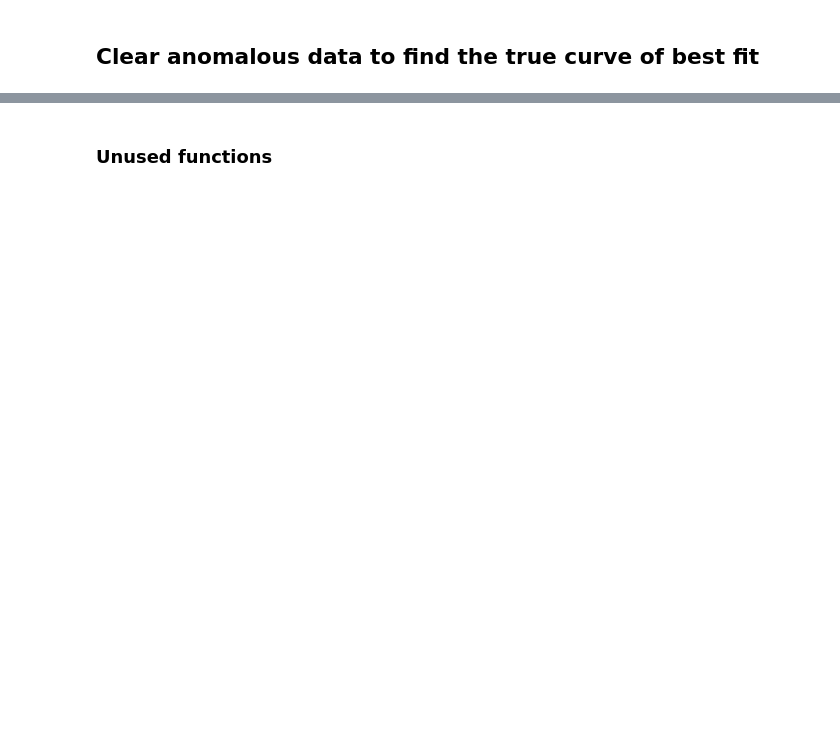
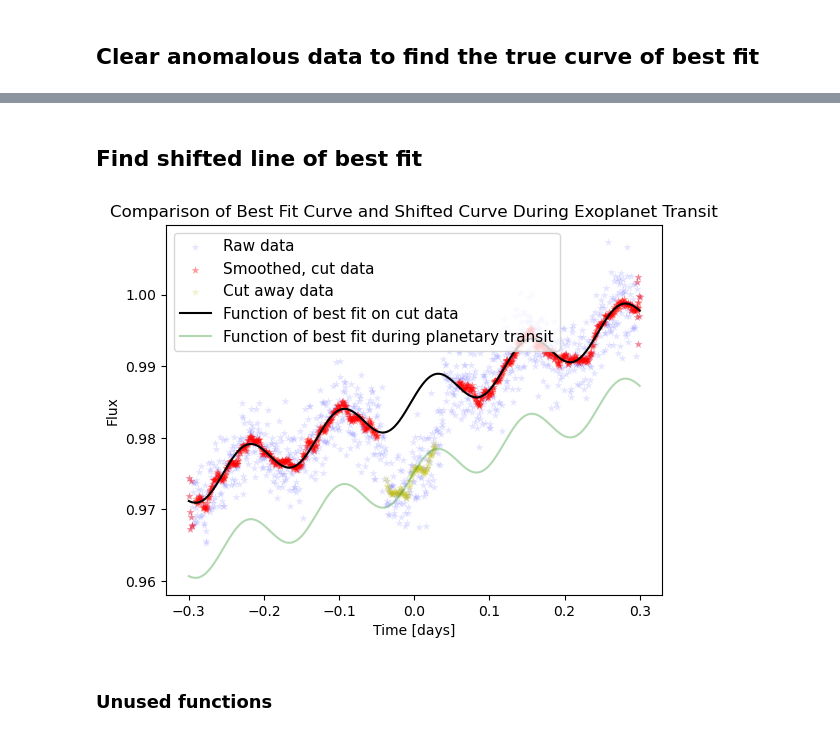
Before and after one commit to Starllation/ASTR-19-Group-Project, a Jupyter notebook: Group Project Task 2.ipynb, the cells around one changed output, grey strips where cells are left out. Saved outputs shown, nothing was run; the diff lists cells and outputs as text; code cells hidden in the pictures; blank space fills up the shorter version.

```diff
--- a/Group Project Task 2.ipynb
+++ b/Group Project Task 2.ipynb
@@ -184,3 +223,34 @@ plt.savefig("PlanetLightCurveCut.pdf",format="pdf")
+# %% [markdown]
+## Find shifted line of best fit
+# %%
+#Grab the new parameters for the section of transit
+paramsSection, covarianceSection = curve_fit(lockedModelCombination, timeSectionSmooth, fluxSectionSmooth,p0=paramsCut[1],sigma=0.003)
+#Plot data
+plt.scatter(time,flux,c='b',marker='*',linewidth=0.0025,alpha=0.1,zorder=0,label="Raw data")
+plt.scatter(timeCutSmoothed,fluxCutSmoothed,c='r',marker='*',linewidth=0.0025,alpha=0.4,zorder=2,label="Smoothed, cut data")
+plt.scatter(timeSectionSmooth,fluxSectionSmooth,c='y',marker='*',linewidth=0.0025,alpha=0.2,zorder=2,label="Cut away data")
+
+#Plot curve of best fit
+plt.plot(timeSmoothed, modelCombination(timeSmoothed,*paramsCut), c='k', zorder=3,label='Function of best fit on cut data')
+
+#Set the new parameters, using the new value of b
+newParams = paramsCut.copy()
+newParams[1] = paramsSection[0]
+
+#Plot the shifted graph
+plt.plot(timeSmoothed, modelCombination(timeSmoothed,*newParams), c='g', alpha=0.3,zorder=4,label='Function of best fit during planetary transit')
+
+#Grab transit depth
+transitDepth = paramsCut[1] - newParams[1]
+
+#Adjust our graph
+plt.xlabel("Time [days]")
+plt.ylabel("Flux")
+plt.legend(fontsize = 11)
+plt.title("Comparison of Best Fit Curve and Shifted Curve During Exoplanet Transit")
+#plt.savefig("CurveComparison.pdf",format="pdf")
+# %% [output]
+[figure, added]
 # %% [markdown]
 ### Unused functions
 # %%
```
Also changed, not shown: parts of 8 cells of this notebook.
